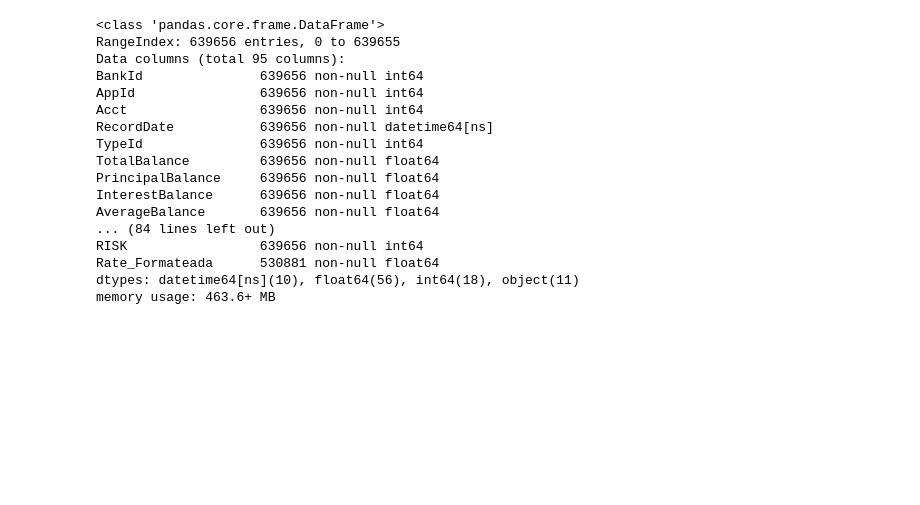
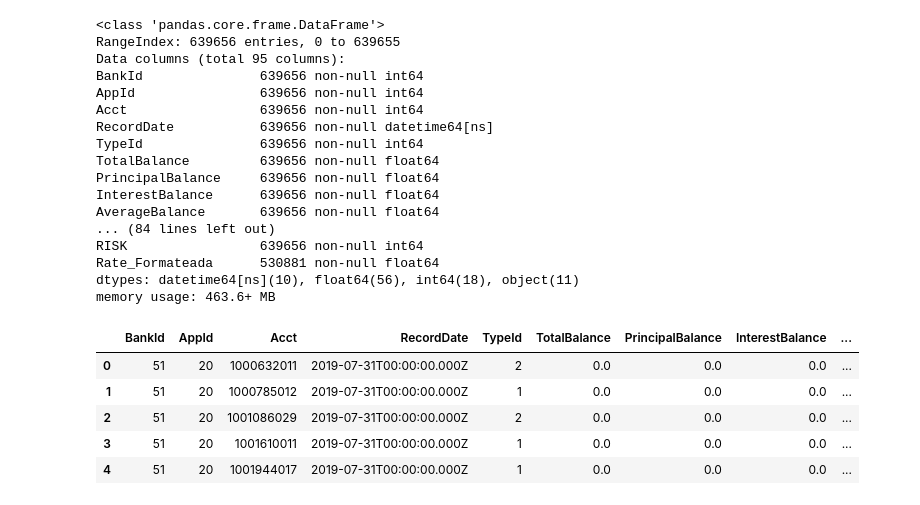
Before and after one commit to BAXTOR95/at-lrr, a Jupyter notebook: backend/app/jupyter_notebooks/AccountHistory.ipynb, the cells around one changed output. Drawn from its saved outputs; the diff is of its cells as text; code cells hidden in the pictures; blank space fills up the shorter version.

```diff
--- a/backend/app/jupyter_notebooks/AccountHistory.ipynb
+++ b/backend/app/jupyter_notebooks/AccountHistory.ipynb
@@ -127,0 +128,11 @@ account_history.to_json('../vol/web/media/insumos/automatic/ACCOUNT_HISTORY.json
+# %%
+account_history_json = pd.read_json('../vol/web/media/insumos/automatic/ACCOUNT_HISTORY.json')
+# %%
+account_history_json.head()
+# %% [output]
+|  | BankId | AppId | Acct | RecordDate | TypeId | TotalBalance | PrincipalBalance | InterestBalance | ... |
+| 0 | 51 | 20 | 1000632011 | 2019-07-31T00:00:00.000Z | 2 | 0.0 | 0.0 | 0.0 | ... |
+| 1 | 51 | 20 | 1000785012 | 2019-07-31T00:00:00.000Z | 1 | 0.0 | 0.0 | 0.0 | ... |
+| 2 | 51 | 20 | 1001086029 | 2019-07-31T00:00:00.000Z | 2 | 0.0 | 0.0 | 0.0 | ... |
+| 3 | 51 | 20 | 1001610011 | 2019-07-31T00:00:00.000Z | 1 | 0.0 | 0.0 | 0.0 | ... |
+| 4 | 51 | 20 | 1001944017 | 2019-07-31T00:00:00.000Z | 1 | 0.0 | 0.0 | 0.0 | ... |
```
Also changed, not shown: parts of 2 cells of this notebook, 5 other files.
